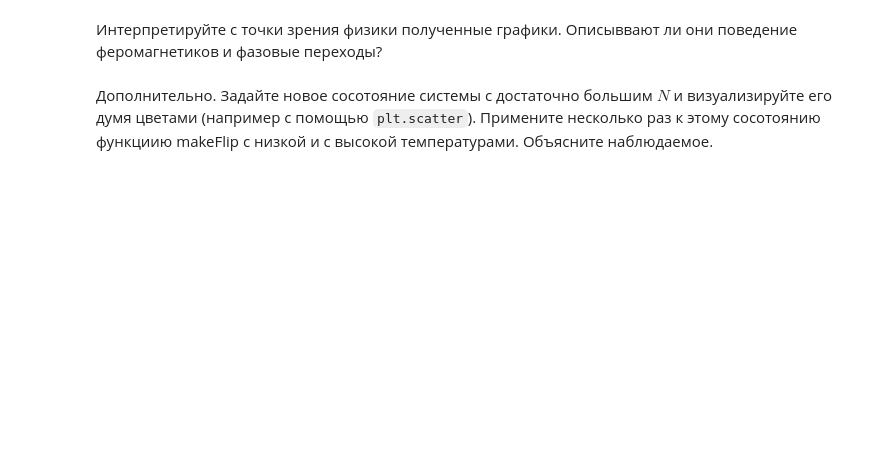
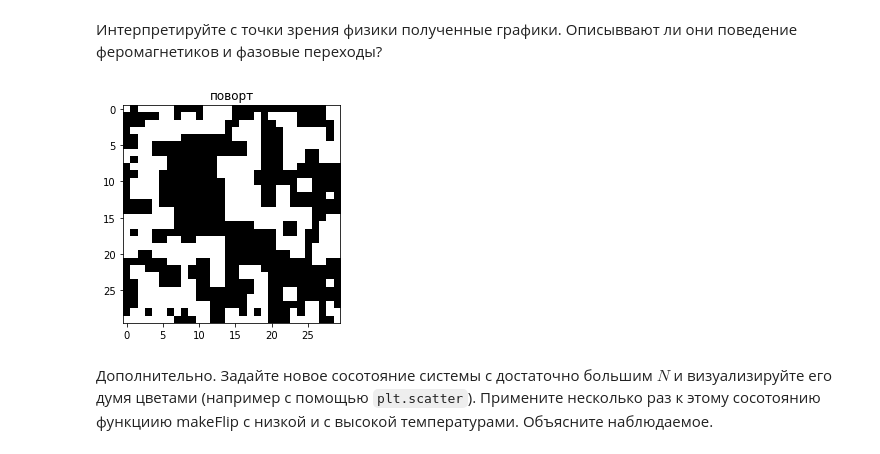
Before and after one commit to ev-br/CP2020, a Jupyter notebook: week_9_Monte-Carlo.ipynb, the cells around one changed output. Cells and saved outputs as stored; diff of their text form; code cells hidden in the pictures; blank space fills up the shorter version.

```diff
--- a/week_9_Monte-Carlo.ipynb
+++ b/week_9_Monte-Carlo.ipynb
@@ -258,21 +258,23 @@ def getInitialState(N):
 2. Напишите функцию, которая для ячейки $(i,j)$ расчитывает изменение её энергии, если изменить её знак. При этом для простоты предполагаем, во-первых, что $J=1$ (на него отнормируем kT), и во-вторых, что элементы находящиеся на верхней и нижней (левой и правой) границах находятся рядом друг с другом (топология тора).
 # %%
 def getEnergyone(i,j,state): #рассчет энергии одной ячейки с тороидальными краевыми условиями
+    E = 0
     if i+1 > state.shape[0]-1 and j+1>state.shape[1]-1:
         E = state[i,j]*state[i-1,j]+state[i,j]*state[i,j-1]+state[i,j]*state[0,j]+state[i,j]*state[i,0]
-    if i+1 > state.shape[0]-1 and j+1<state.shape[1]-1:
+    if i+1 > state.shape[0]-1 and j+1<state.shape[1]-1 and j-1>0:
         E = state[i,j]*state[i-1,j]+state[i,j]*state[i,j-1]+state[i,j]*state[0,j]+state[i,j]*state[i,j+1]
-    if i+1 < state.shape[0]-1 and j+1>state.shape[1]-1:
+    if i+1 < state.shape[0]-1 and j+1>state.shape[1]-1 and i-1 > 0:
+
         E = state[i,j]*state[i-1,j]+state[i,j]*state[i,j-1]+state[i,j]*state[i+1,j]+state[i,j]*state[i,0]
     if i-1 < 0 and j-1<0:
         E = state[i,j]*state[state.shape[0]-1,j]+state[i,j]*state[i,state.shape[1]-1]+state[i,j]*state[i+1,j]+state[i,j]*state[i,j+1]
-    if i-1 < 0 and j-1>0:
+    if i-1 < 0 and j-1>0 and j+1<state.shape[1]-1:
         E = state[i,j]*state[state.shape[0]-1,j]+state[i,j]*state[i,j-1]+state[i,j]*state[i+1,j]+state[i,j]*state[i,j+1]
-    if i-1 > 0 and j-1<0:
+    if i-1 > 0 and j-1<0 and i+1 < state.shape[0]-1:
         E = state[i,j]*state[i-1,j]+state[i,j]*state[i,state.shape[1]-1]+state[i,j]*state[i+1,j]+state[i,j]*state[i,j+1]
     if i+1 < state.shape[0]-1 and j+1<state.shape[1]-1 and i-1 > 0 and j-1>0:
         E = state[i,j]*state[i-1,j]+state[i,j]*state[i,j-1]+state[i,j]*state[i+1,j]+state[i,j]*state[i,j+1]
-    return E
+    return -E
 
 def getDeltaE(i, j, state):
     '''
@@ -287,9 +289,8 @@ def getDeltaE(i, j, state):
     Функция возвращает:
     dE - float, изменение энергии
     '''
-    E1 = getEnergyone(state,i,j)
-    state[i,j] = -state[i,j]
-    dE = getEnergyone(state,i,j) - E1
+    E1 = getEnergyone(i,j,state)
+    dE = -getEnergyone(i,j,state) - E1
     return dE
 # %% [markdown]
 3. Напишите функцию, которая $N^2$ раз для разных случайных $(i,j)$ меняет спин в зависимости от изменения энергии, согласно пунктам 4. и 5. Можете использовать как псевдослучайную, так и квазислучайную последовательность, на ваш выбор.
@@ -402,5 +412,14 @@ ax[1].set_ylabel("Magnetization ")
 # %% [markdown]
 Интерпретируйте с точки зрения физики полученные графики. Описыввают ли они поведение феромагнетиков и фазовые переходы?
+# %%
+state = getInitialState(30)
+for l in range(1000):
+    state = makeFlip(0.0005,state)
+plt.imshow(state, cmap="binary")
+plt.title("поворт")
+plt.show()
+# %% [output]
+[figure, added]
 # %%
 # Write your answer here
 # %% [markdown]
```
Also changed, not shown: parts of 7 cells of this notebook.
